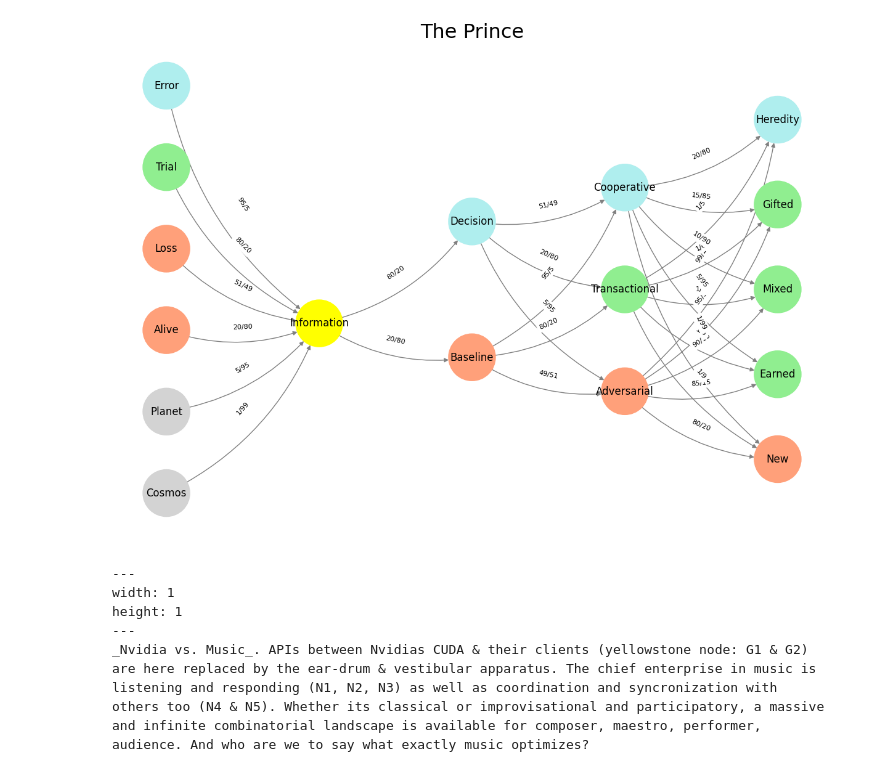
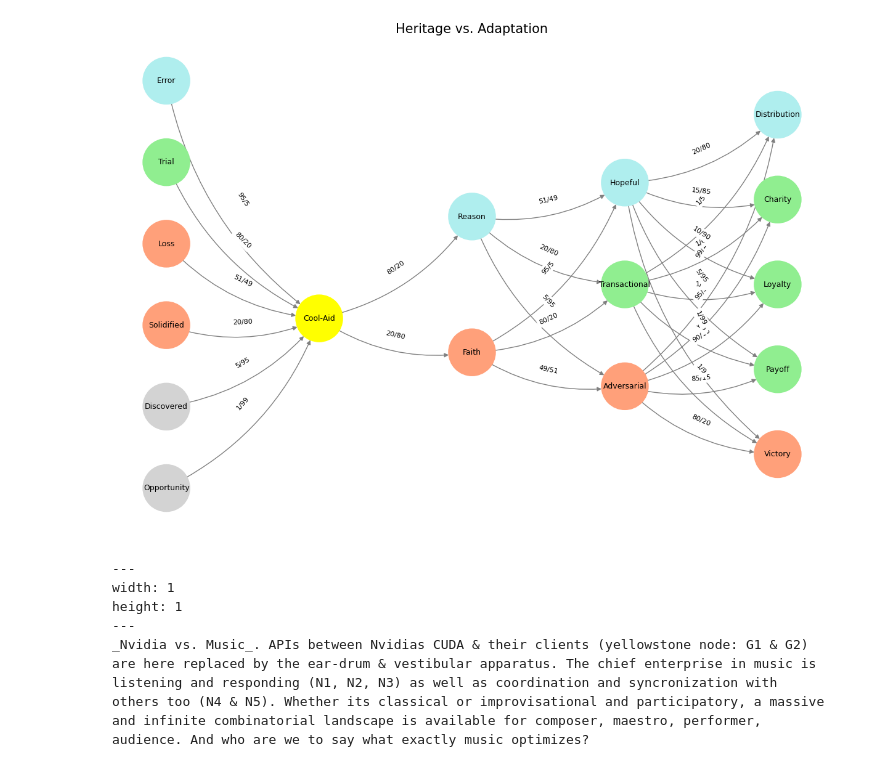
Before and after one commit to abikesa/obama, a Jupyter notebook: kitabo/ensi/_build/jupyter_execute/act3/part1/part1_1.ipynb, the cells around one changed output. Drawn from its saved outputs; the diff is of its cells as text; code cells hidden in the pictures.

````diff
--- a/kitabo/ensi/_build/jupyter_execute/act3/part1/part1_1.ipynb
+++ b/kitabo/ensi/_build/jupyter_execute/act3/part1/part1_1.ipynb
@@ -18,55 +28,55 @@ import networkx as nx
 # Define the neural network layers
 def define_layers():
     return {
-        'Suis': ['Cosmos', 'Planet', 'Alive', 'Loss', "Trial", 'Error'],  # Static
-        'Voir': ['Information'],
-        'Choisis': ['Baseline', 'Decision'],
-        'Deviens': ['Adversarial', 'Transactional', 'Cooperative'],
-        "M'èléve": ['New', 'Earned', 'Mixed', 'Gifted', 'Heredity']
+        'Suis': ['Opportunity', 'Discovered', 'Solidified', 'Loss', "Trial", 'Error'],  # Static
+        'Voir': ['Cool-Aid'],
+        'Choisis': ['Faith', 'Reason'],
+        'Deviens': ['Adversarial', 'Transactional', 'Hopeful'],
+        "M'èléve": ['Victory', 'Payoff', 'Loyalty', 'Charity', 'Distribution']
     }
 
 # Assign colors to nodes
 def assign_colors():
     color_map = {
-        'yellow': ['Information'],
-        'paleturquoise': ['Error', 'Decision', 'Cooperative', 'Heredity'],
-        'lightgreen': ["Trial", 'Transactional', 'Earned', 'Gifted', 'Mixed'],
-        'lightsalmon': ['Alive', 'Loss', 'Baseline', 'Adversarial', 'New'],
+        'yellow': ['Cool-Aid'],
+        'paleturquoise': ['Error', 'Reason', 'Hopeful', 'Distribution'],
+        'lightgreen': ["Trial", 'Transactional', 'Payoff', 'Charity', 'Loyalty'],
+        'lightsalmon': ['Solidified', 'Loss', 'Faith', 'Adversarial', 'Victory'],
     }
     return {node: color for color, nodes in color_map.items() for node in nodes}
 
 # Define edge weights (hardcoded for editing)
 def define_edges():
     return {
-        ('Cosmos', 'Information'): '1/99',
-        ('Planet', 'Information'): '5/95',
-        ('Alive', 'Information'): '20/80',
-        ('Loss', 'Information'): '51/49',
-        ("Trial", 'Information'): '80/20',
-        ('Error', 'Information'): '95/5',
-        ('Information', 'Baseline'): '20/80',
-        ('Information', 'Decision'): '80/20',
-        ('Baseline', 'Adversarial'): '49/51',
-        ('Baseline', 'Transactional'): '80/20',
-        ('Baseline', 'Cooperative'): '95/5',
-        ('Decision', 'Adversarial'): '5/95',
-        ('Decision', 'Transactional'): '20/80',
-        ('Decision', 'Cooperative'): '51/49',
-        ('Adversarial', 'New'): '80/20',
-        ('Adversarial', 'Earned'): '85/15',
-        ('Adversarial', 'Mixed'): '90/10',
-        ('Adversarial', 'Gifted'): '95/5',
-        ('Adversarial', 'Heredity'): '99/1',
-        ('Transactional', 'New'): '1/9',
-        ('Transactional', 'Earned'): '1/8',
-        ('Transactional', 'Mixed'): '1/7',
-        ('Transactional', 'Gifted'): '1/6',
-        ('Transactional', 'Heredity'): '1/5',
-        ('Cooperative', 'New'): '1/99',
-        ('Cooperative', 'Earned'): '5/95',
-        ('Cooperative', 'Mixed'): '10/90',
-        ('Cooperative', 'Gifted'): '15/85',
-        ('Cooperative', 'Heredity'): '20/80'
+        ('Opportunity', 'Cool-Aid'): '1/99',
+        ('Discovered', 'Cool-Aid'): '5/95',
+        ('Solidified', 'Cool-Aid'): '20/80',
+        ('Loss', 'Cool-Aid'): '51/49',
+        ("Trial", 'Cool-Aid'): '80/20',
+        ('Error', 'Cool-Aid'): '95/5',
+        ('Cool-Aid', 'Faith'): '20/80',
+        ('Cool-Aid', 'Reason'): '80/20',
+        ('Faith', 'Adversarial'): '49/51',
+        ('Faith', 'Transactional'): '80/20',
+        ('Faith', 'Hopeful'): '95/5',
+        ('Reason', 'Adversarial'): '5/95',
+        ('Reason', 'Transactional'): '20/80',
+        ('Reason', 'Hopeful'): '51/49',
+        ('Adversarial', 'Victory'): '80/20',
+        ('Adversarial', 'Payoff'): '85/15',
+        ('Adversarial', 'Loyalty'): '90/10',
+        ('Adversarial', 'Charity'): '95/5',
+        ('Adversarial', 'Distribution'): '99/1',
+        ('Transactional', 'Victory'): '1/9',
+        ('Transactional', 'Payoff'): '1/8',
+        ('Transactional', 'Loyalty'): '1/7',
+        ('Transactional', 'Charity'): '1/6',
+        ('Transactional', 'Distribution'): '1/5',
+        ('Hopeful', 'Victory'): '1/99',
+        ('Hopeful', 'Payoff'): '5/95',
+        ('Hopeful', 'Loyalty'): '10/90',
+        ('Hopeful', 'Charity'): '15/85',
+        ('Hopeful', 'Distribution'): '20/80'
     }
 
 # Calculate positions for nodes
@@ -82,36 +92,36 @@ def visualize_nn():
     G = nx.DiGraph()
     pos = {}
     node_colors = []
 
     # Add nodes and assign positions
     for i, (layer_name, nodes) in enumerate(layers.items()):
         positions = calculate_positions(nodes, x_offset=i * 2)
         for node, position in zip(nodes, positions):
             G.add_node(node, layer=layer_name)
             pos[node] = position
             node_colors.append(colors.get(node, 'lightgray'))
 
     # Add edges with weights
     for (source, target), weight in edges.items():
         if source in G.nodes and target in G.nodes:
             G.add_edge(source, target, weight=weight)
 
     # Draw the graph
     plt.figure(figsize=(12, 8))
     edges_labels = {(u, v): d["weight"] for u, v, d in G.edges(data=True)}
 
     nx.draw(
         G, pos, with_labels=True, node_color=node_colors, edge_color='gray',
-        node_size=3000, font_size=12, connectionstyle="arc3,rad=0.2"
+        node_size=3000, font_size=9, connectionstyle="arc3,rad=0.2"
     )
     nx.draw_networkx_edge_labels(G, pos, edge_labels=edges_labels, font_size=8)
-    plt.title("The Prince", fontsize=23)
+    plt.title("Heritage vs. Adaptation", fontsize=15)
     plt.show()
 
 # Run the visualization
 visualize_nn()
 # %% [output]
-[figure, old version]
+[figure, new version]
 # %% [markdown]
 ```{figure} ../figures/blanche.*
 ---
````
Also changed, not shown: parts of 1 cell of this notebook, 6 other files.
